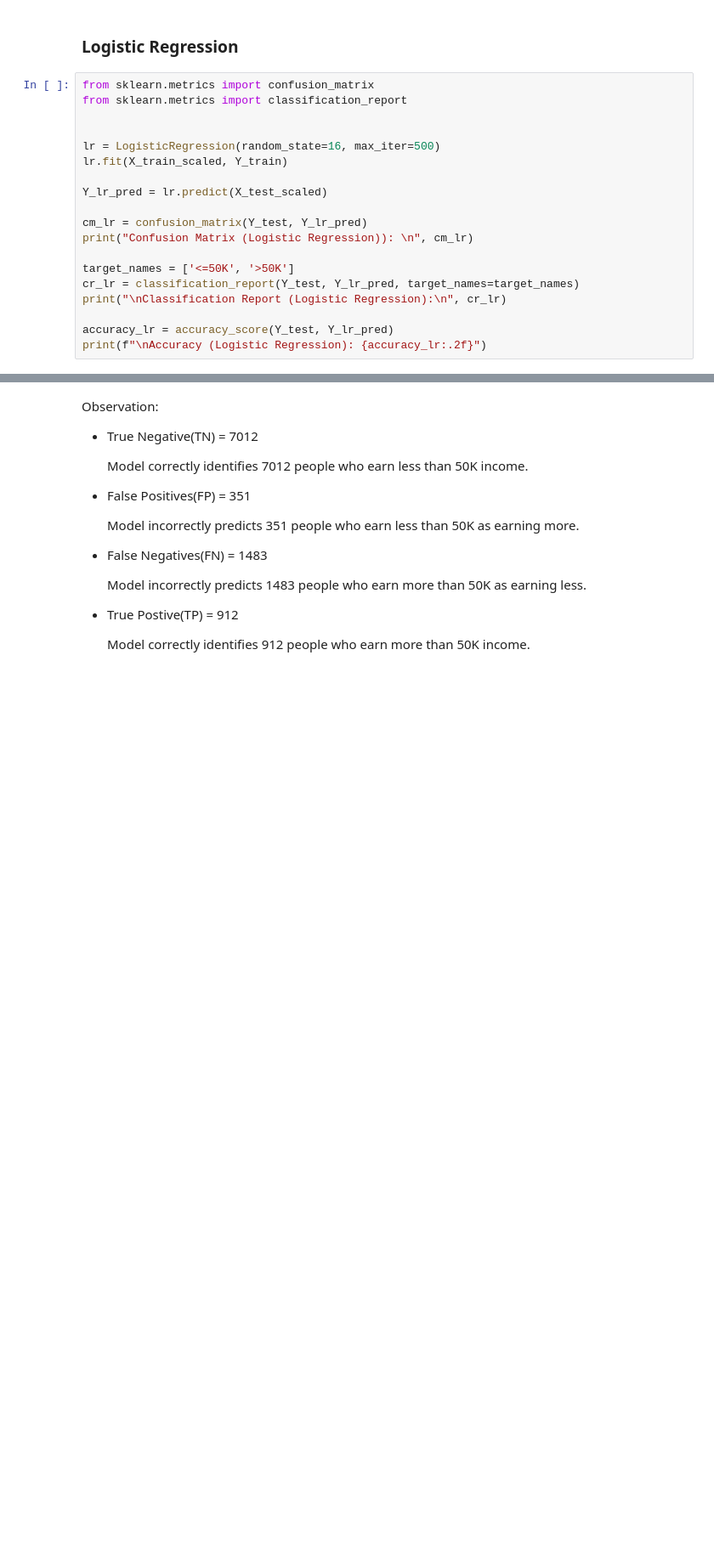
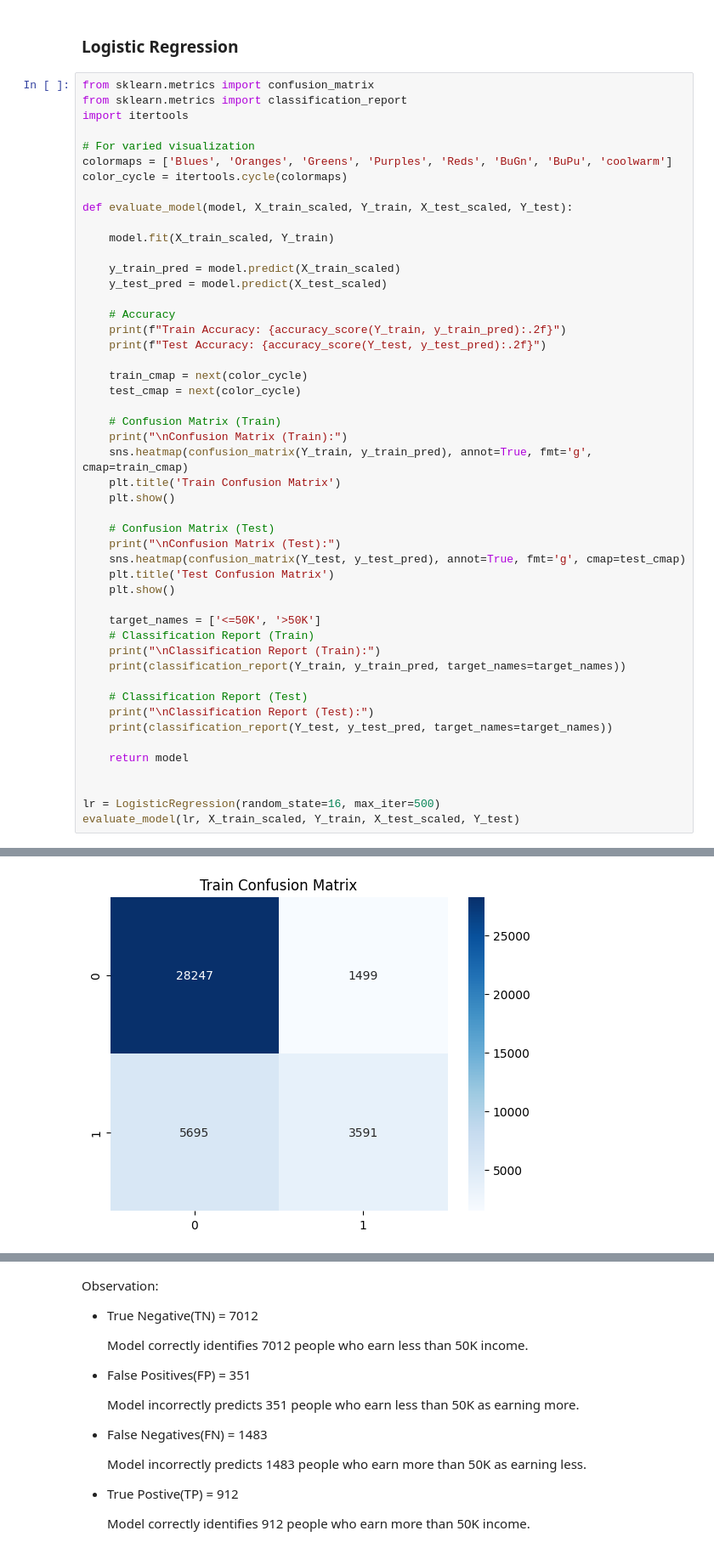
Before and after one commit to Graceyujung/ML, a Jupyter notebook: classification_modeling/Grace_Classification_Modeling.ipynb, the cells around one changed output, grey strips where cells are left out. Shown at 85% size. Drawn from its saved outputs; the diff is of its cells as text; blank space fills up the shorter version.

```diff
--- a/classification_modeling/Grace_Classification_Modeling.ipynb
+++ b/classification_modeling/Grace_Classification_Modeling.ipynb
@@ -668,20 +630,50 @@ Observation: I chose the robust scaling since there are outliers. Columns are al
 # %%
 from sklearn.metrics import confusion_matrix
 from sklearn.metrics import classification_report
+import itertools
+
+# For varied visualization
+colormaps = ['Blues', 'Oranges', 'Greens', 'Purples', 'Reds', 'BuGn', 'BuPu', 'coolwarm']
+color_cycle = itertools.cycle(colormaps)
+
+def evaluate_model(model, X_train_scaled, Y_train, X_test_scaled, Y_test):
+
+    model.fit(X_train_scaled, Y_train)
+
+    y_train_pred = model.predict(X_train_scaled)
+    y_test_pred = model.predict(X_test_scaled)
+
+    # Accuracy
+    print(f"Train Accuracy: {accuracy_score(Y_train, y_train_pred):.2f}")
+    print(f"Test Accuracy: {accuracy_score(Y_test, y_test_pred):.2f}")
+
+    train_cmap = next(color_cycle)
+    test_cmap = next(color_cycle)
+
+    # Confusion Matrix (Train)
+    print("\nConfusion Matrix (Train):")
+    sns.heatmap(confusion_matrix(Y_train, y_train_pred), annot=True, fmt='g', cmap=train_cmap)
+    plt.title('Train Confusion Matrix')
+    plt.show()
+
+    # Confusion Matrix (Test)
+    print("\nConfusion Matrix (Test):")
+    sns.heatmap(confusion_matrix(Y_test, y_test_pred), annot=True, fmt='g', cmap=test_cmap)
+    plt.title('Test Confusion Matrix')
+    plt.show()
+
+    target_names = ['<=50K', '>50K']
+    # Classification Report (Train)
+    print("\nClassification Report (Train):")
+    print(classification_report(Y_train, y_train_pred, target_names=target_names))
+
+    # Classification Report (Test)
+    print("\nClassification Report (Test):")
+    print(classification_report(Y_test, y_test_pred, target_names=target_names))
+
+    return model
 
 
 lr = LogisticRegression(random_state=16, max_iter=500)
-lr.fit(X_train_scaled, Y_train)
-
-Y_lr_pred = lr.predict(X_test_scaled)
-
-cm_lr = confusion_matrix(Y_test, Y_lr_pred)
-print("Confusion Matrix (Logistic Regression)): \n", cm_lr)
-
-target_names = ['<=50K', '>50K']
-cr_lr = classification_report(Y_test, Y_lr_pred, target_names=target_names)
-print("\nClassification Report (Logistic Regression):\n", cr_lr)
-
-accuracy_lr = accuracy_score(Y_test, Y_lr_pred)
-print(f"\nAccuracy (Logistic Regression): {accuracy_lr:.2f}")
+evaluate_model(lr, X_train_scaled, Y_train, X_test_scaled, Y_test)
 # %% [output]
@@ -703,0 +684 @@ Accuracy (Logistic Regression): 0.81
+[figure, added]
```
Also changed, not shown: parts of 49 cells of this notebook.
